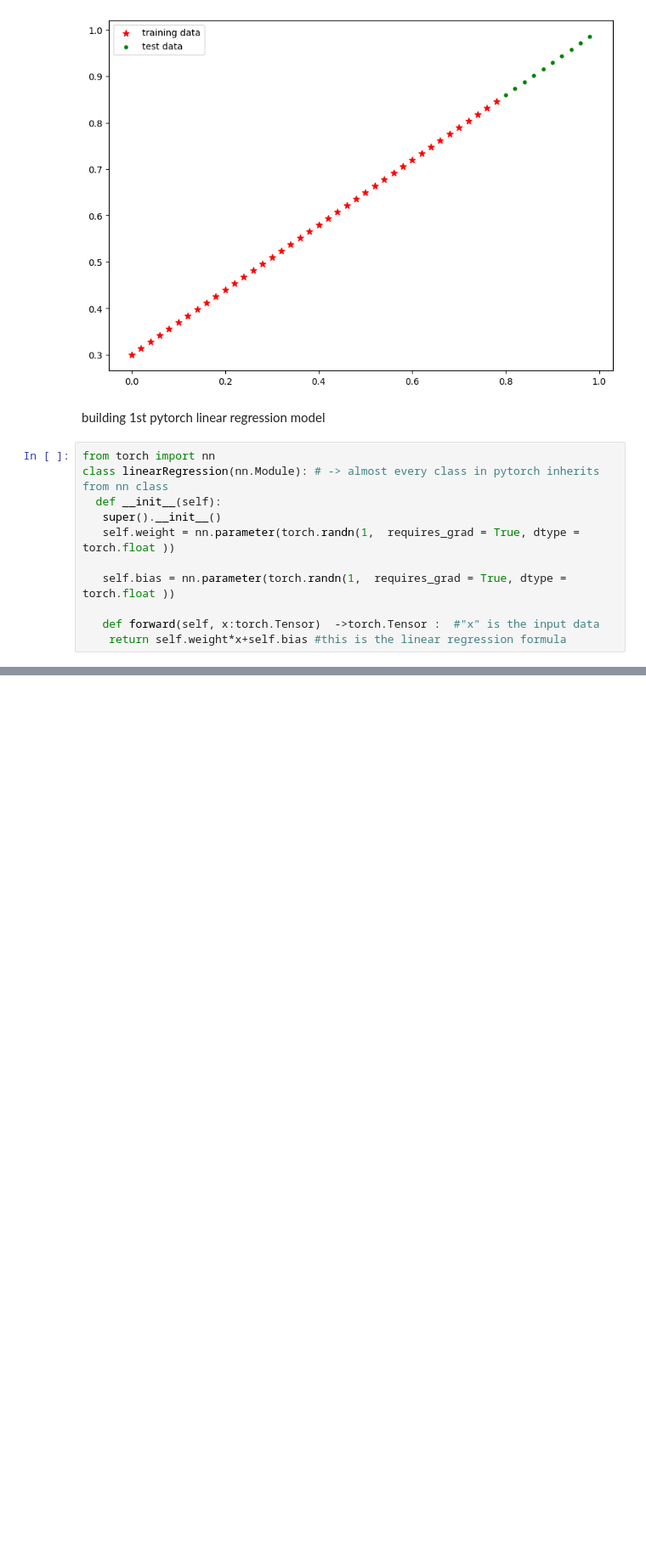
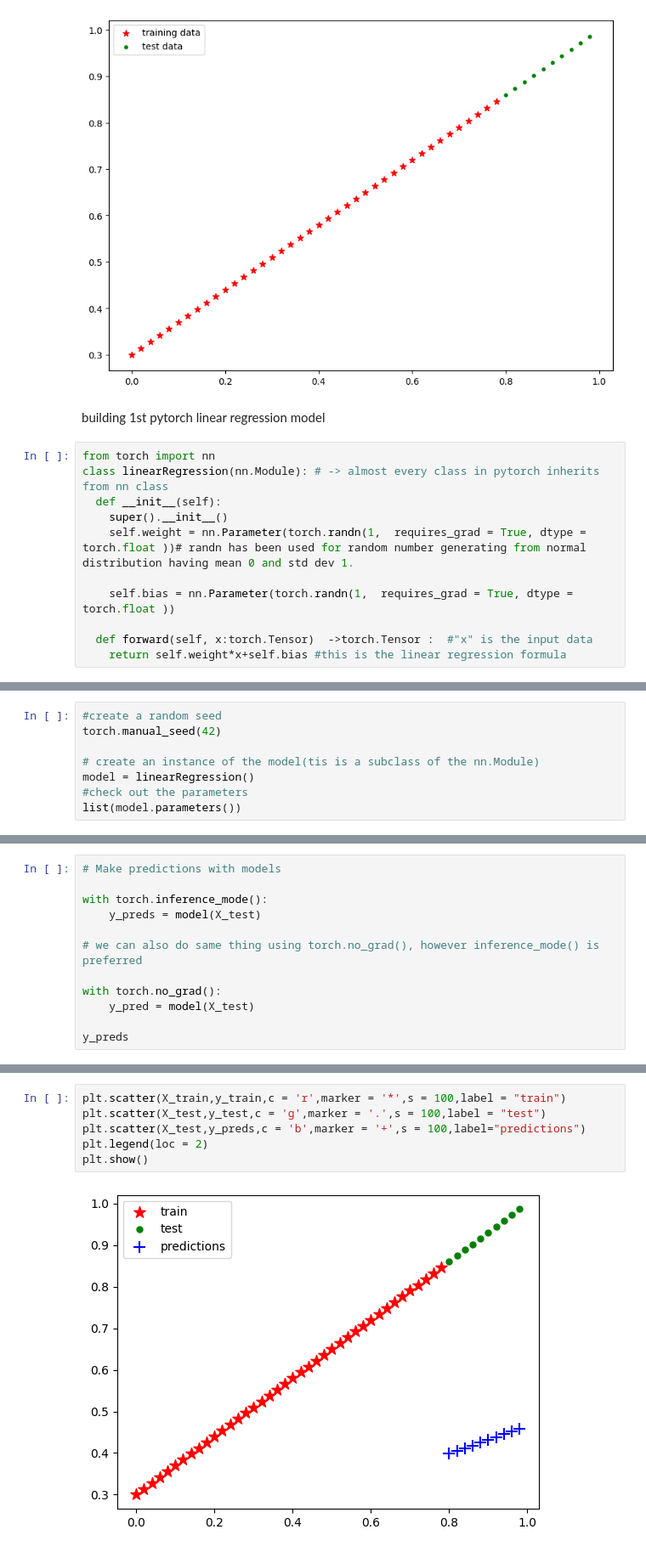
Before and after one commit to Akhil8252/pytorch_learning, a Jupyter notebook: 002_pytorch_workflow.ipynb, the cells around one changed output, grey strips where cells are left out. Shown at 85% size. Cells and saved outputs as stored; diff of their text form; blank space fills up the shorter version.

```diff
--- a/002_pytorch_workflow.ipynb
+++ b/002_pytorch_workflow.ipynb
@@ -115,10 +117,10 @@ building 1st pytorch linear regression model
 from torch import nn
 class linearRegression(nn.Module): # -> almost every class in pytorch inherits from nn class
   def __init__(self):
-   super().__init__()
-   self.weight = nn.parameter(torch.randn(1,  requires_grad = True, dtype = torch.float ))
+    super().__init__()
+    self.weight = nn.Parameter(torch.randn(1,  requires_grad = True, dtype = torch.float ))# randn has been used for random number generating from normal distribution having mean 0 and std dev 1.
 
-   self.bias = nn.parameter(torch.randn(1,  requires_grad = True, dtype = torch.float ))
+    self.bias = nn.Parameter(torch.randn(1,  requires_grad = True, dtype = torch.float ))
 
-   def forward(self, x:torch.Tensor)  ->torch.Tensor :  #"x" is the input data
+  def forward(self, x:torch.Tensor)  ->torch.Tensor :  #"x" is the input data
     return self.weight*x+self.bias #this is the linear regression formula
@@ -124,0 +172,8 @@ class linearRegression(nn.Module): # -> almost every class in pytorch inherits f
+# %%
+#create a random seed
+torch.manual_seed(42)
+
+# create an instance of the model(tis is a subclass of the nn.Module)
+model = linearRegression()
+#check out the parameters
+list(model.parameters())
@@ -124,0 +220,12 @@ class linearRegression(nn.Module): # -> almost every class in pytorch inherits f
+# %%
+# Make predictions with models
+
+with torch.inference_mode():
+    y_preds = model(X_test)
+
+# we can also do same thing using torch.no_grad(), however inference_mode() is preferred
+
+with torch.no_grad():
+    y_pred = model(X_test)
+
+y_preds
@@ -124,0 +245,8 @@ class linearRegression(nn.Module): # -> almost every class in pytorch inherits f
+# %%
+plt.scatter(X_train,y_train,c = 'r',marker = '*',s = 100,label = "train")
+plt.scatter(X_test,y_test,c = 'g',marker = '.',s = 100,label = "test")
+plt.scatter(X_test,y_preds,c = 'b',marker = '+',s = 100,label="predictions")
+plt.legend(loc = 2)
+plt.show()
+# %% [output]
+[figure, added]
```
Also changed, not shown: parts of 20 cells of this notebook.
